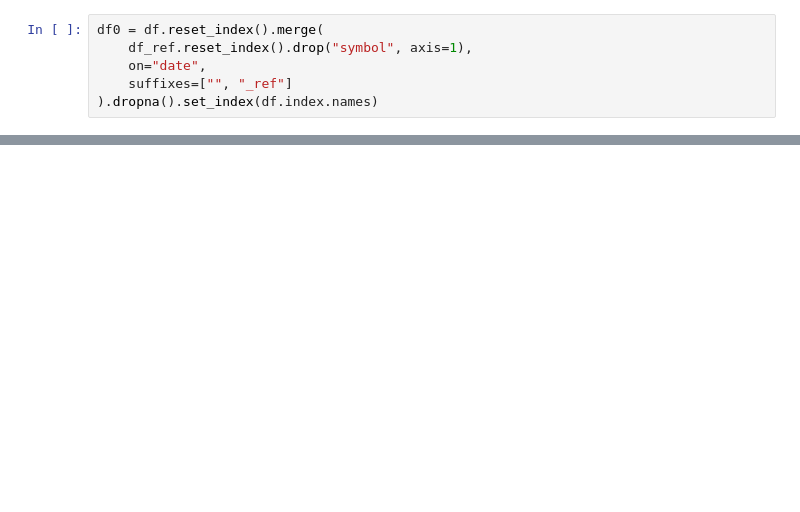
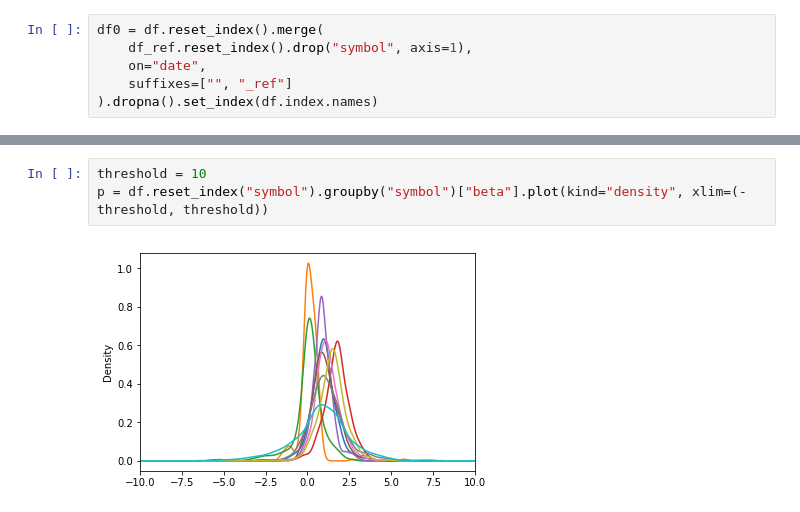
Before and after one commit to vincentqb/beta-computation, a Jupyter notebook: Exploration.ipynb, the cells around one changed output, grey strips where cells are left out. Drawn from its saved outputs; the diff is of its cells as text; blank space fills up the shorter version.

```diff
--- a/Exploration.ipynb
+++ b/Exploration.ipynb
@@ -58,0 +88,5 @@ p = df.reset_index("symbol").groupby("symbol")["beta"].plot()
+# %%
+threshold = 10
+p = df.reset_index("symbol").groupby("symbol")["beta"].plot(kind="density", xlim=(-threshold, threshold))
+# %% [output]
+[figure, added]
```
Also changed, not shown: parts of 12 cells of this notebook, 1 other file.
